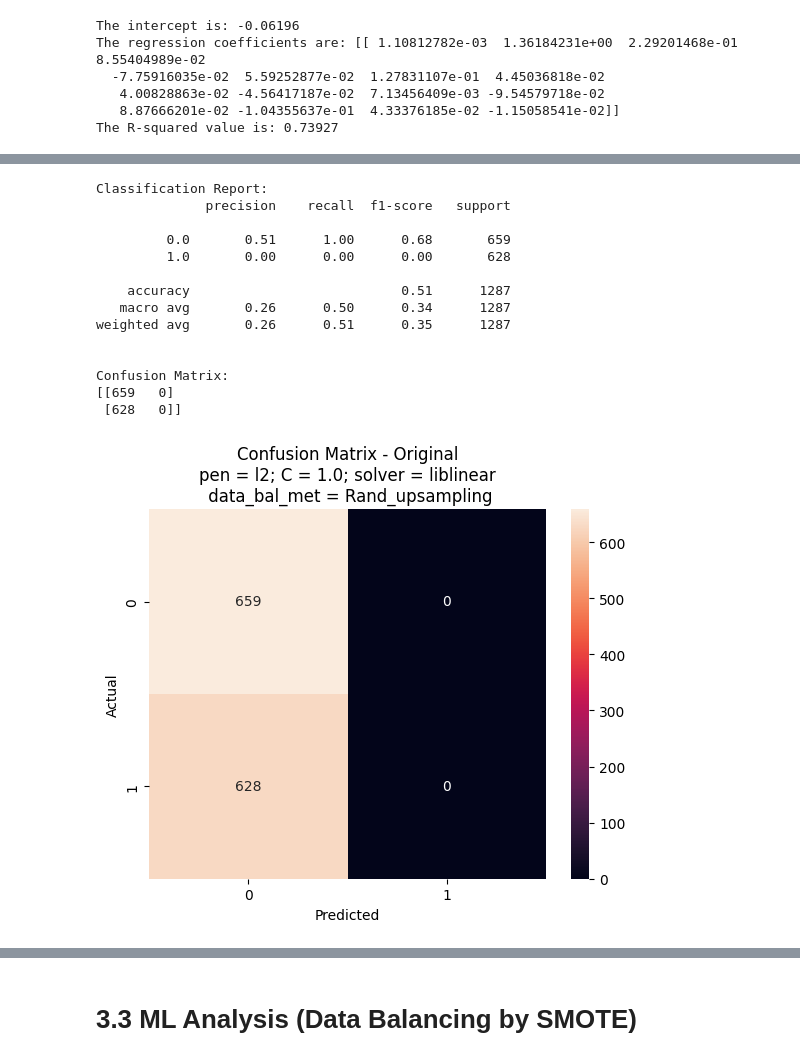
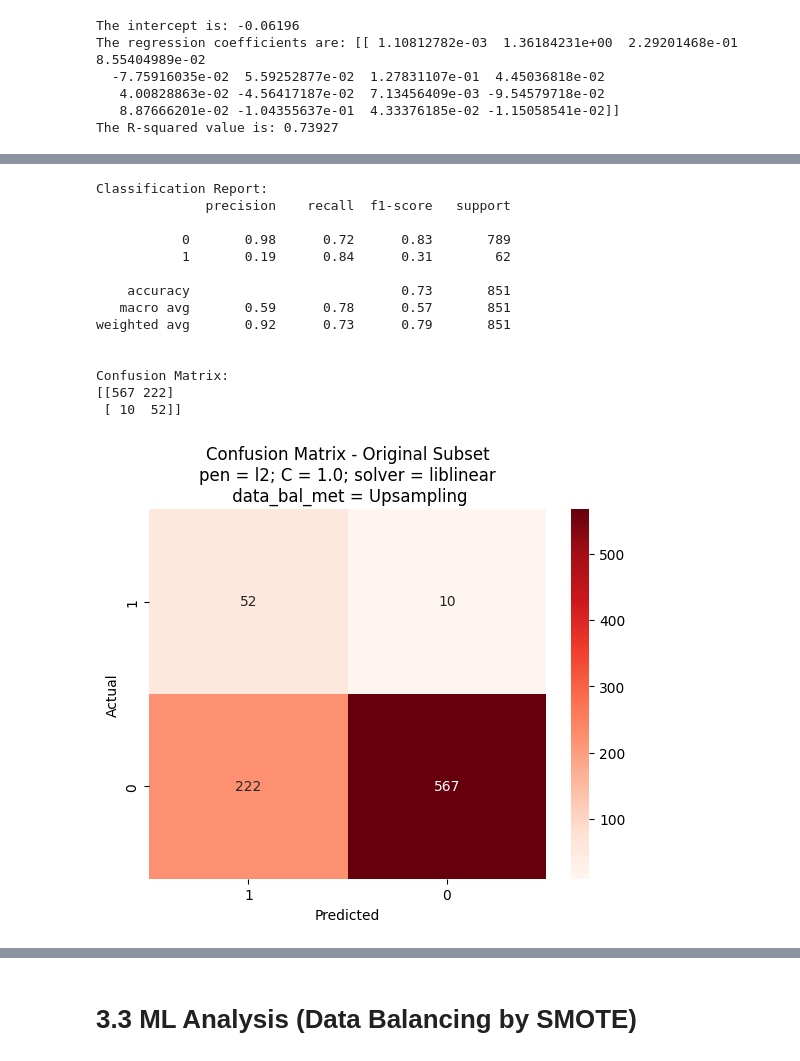
Before and after one commit to andysontran/13-CHL5230-F23, a Jupyter notebook: stroke_pred_model.ipynb, the cells around one changed output, grey strips where cells are left out. Saved outputs shown, nothing was run; the diff lists cells and outputs as text; code cells hidden in the pictures.

```diff
--- a/stroke_pred_model.ipynb
+++ b/stroke_pred_model.ipynb
@@ -1161,40 +1174,42 @@ Confusion Matrix:
 # %%
 # Use the model to make predictions on the testing data
 y_pred = log_reg.predict(X_test)
 
 # Evaluate the model
 conf_matrix = confusion_matrix(y_test, y_pred)
 class_report = classification_report(y_test, y_pred)
 
 print("Classification Report:")
 print(class_report)
 print("\nConfusion Matrix:")
 print(conf_matrix,"\n")
 
 # Visualizing confusion matrix
-sns.heatmap(conf_matrix, annot=True, fmt='d')
+sns.heatmap(confusion_matrix(y_test, y_pred, labels = classes), annot = True,
+            xticklabels = classes, yticklabels = classes, cmap = 'Reds',
+            fmt = 'g')
 plt.ylabel('Actual')
 plt.xlabel('Predicted')
 title = 'Confusion Matrix - Original Subset\npen = ' + pen + '; C = ' + str(reg) + '; solver = ' + solv + '\n data_bal_met = ' + data_bal_met
 plt.title(title)
 
 plt.show()
 # %% [output]
 Classification Report:
               precision    recall  f1-score   support
 
-         0.0       0.51      1.00      0.68       659
-         1.0       0.00      0.00      0.00       628
+           0       0.98      0.72      0.83       789
+           1       0.19      0.84      0.31        62
 
-    accuracy                           0.51      1287
-   macro avg       0.26      0.50      0.34      1287
-weighted avg       0.26      0.51      0.35      1287
+    accuracy                           0.73       851
+   macro avg       0.59      0.78      0.57       851
+weighted avg       0.92      0.73      0.79       851
 
 
 Confusion Matrix:
-[[659   0]
- [628   0]]
+[[567 222]
+ [ 10  52]]
-[figure, old version]
+[figure, new version]
 # %%
 ### model summary
 
```
Also changed, not shown: parts of 28 cells of this notebook.
